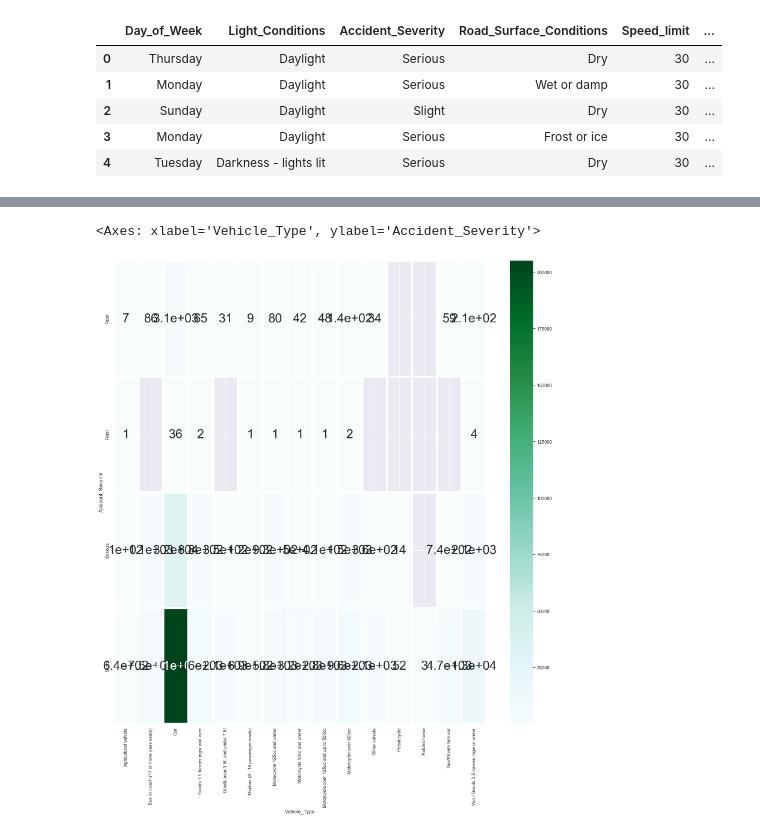
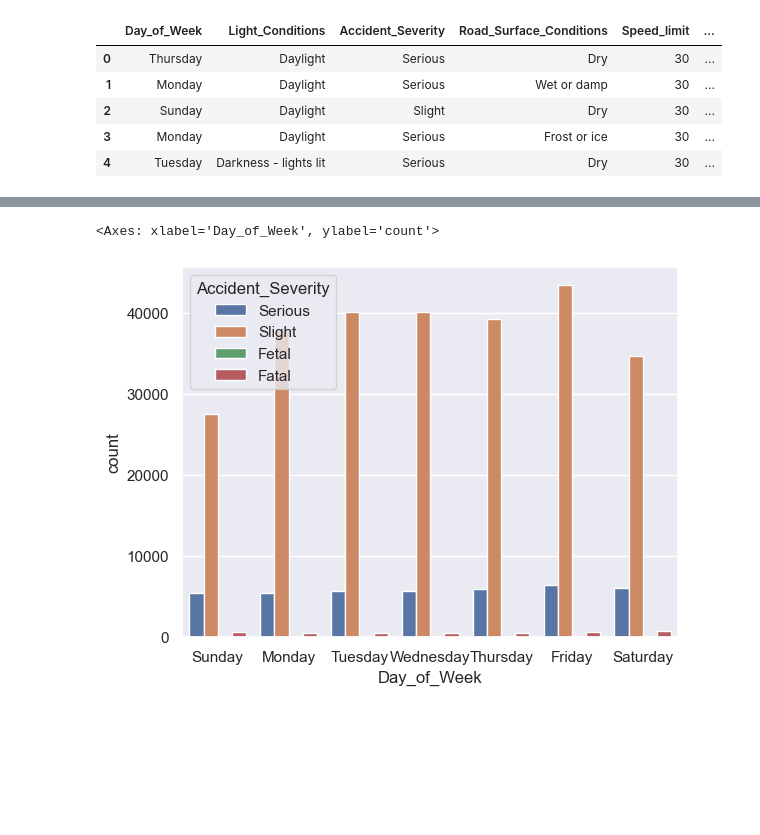
Before and after one commit to Noiderate/SC1015-MINI_PROJECT, a Jupyter notebook: mini project.ipynb, the cells around one changed output, grey strips where cells are left out. Saved outputs shown, nothing was run; the diff lists cells and outputs as text; code cells hidden in the pictures; blank space fills up the shorter version.

Commit message:
Bar graph

```diff
--- a/mini project.ipynb
+++ b/mini project.ipynb
@@ -146,8 +105,7 @@ sb.heatmap(jointDF.groupby(['Accident_Severity', 'Weather_Conditions']).size().u
-# %%
-
-f = plt.figure(figsize=(20, 20))
-sb.heatmap(jointDF.groupby(['Accident_Severity', 'Vehicle_Type']).size().unstack(),
-           linewidths = 5, annot = True, annot_kws = {"size": 30}, cmap = "BuGn")
-# %% [output]
-<Axes: xlabel='Vehicle_Type', ylabel='Accident_Severity'>
-[figure, removed]
+# %%
+days_order = ["Sunday", "Monday", "Tuesday", "Wednesday", "Thursday", "Friday", "Saturday"]
+
+sb.countplot(data=csv_data, x='Day_of_Week', hue='Accident_Severity', order=days_order)
+# %% [output]
+<Axes: xlabel='Day_of_Week', ylabel='count'>
+[figure, added]
```
Also changed, not shown: parts of 8 cells of this notebook.
